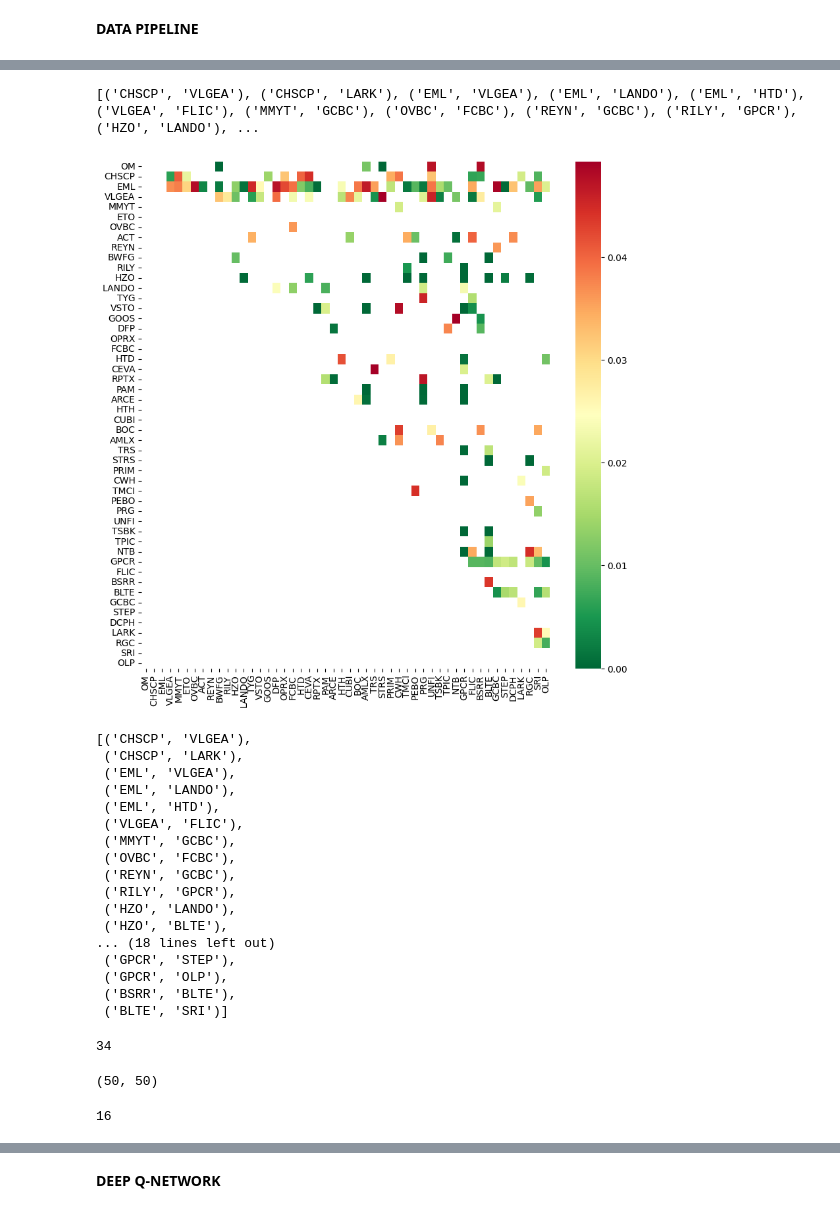
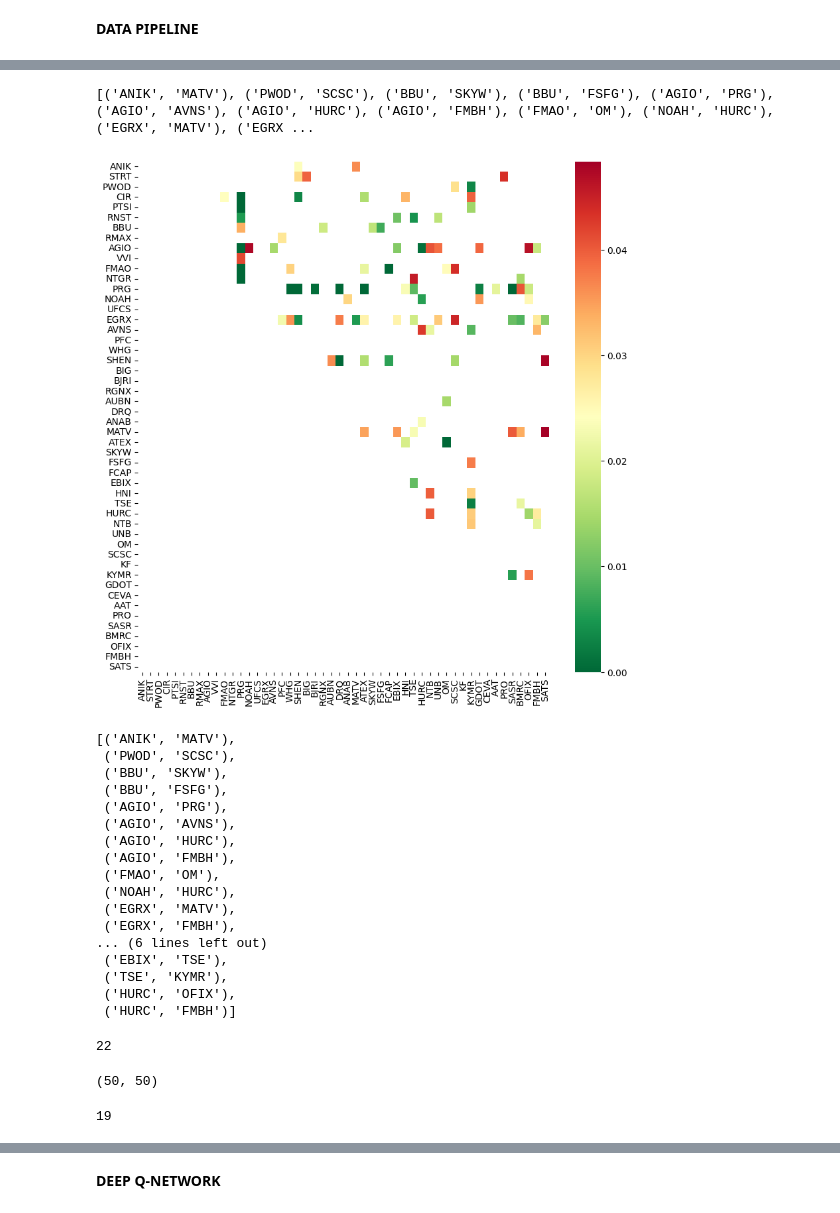
Before and after one commit to waikho/MADS_Capstone, a Jupyter notebook: RL/Pair_Trading_DQN.ipynb, the cells around one changed output, grey strips where cells are left out. Drawn from its saved outputs; the diff is of its cells as text; code cells hidden in the pictures.

```diff
--- a/RL/Pair_Trading_DQN.ipynb
+++ b/RL/Pair_Trading_DQN.ipynb
@@ -88,33 +106,40 @@ cluster 9: 193 stocks
 # %%
 #split train/test data by time: 70/30#
-trainpairs, trainpval, traindf = pipeline.cointHeatmap(dailyDF[good_clusters_dict[9]].loc[:round(len(dailyDF)*0.7)].dropna(axis=1, how='all'))
+#trainpairs, trainpval, traindf = pipeline.cointHeatmap(dailyDF[good_clusters_dict[9]].loc[:round(len(dailyDF)*0.7)].dropna(axis=1, how='all'))
+
+#choose cluster of a reasonable size
+dailyDF_train = dailyDF[good_clusters_dict[3]]
+
+train_startdate = dailyDF_train.index[0]
+train_enddate = train_startdate + pd.DateOffset(years=5)
+trainpairs, trainpval, traindf = pipeline.cointHeatmap(dailyDF_train.loc[train_startdate:train_enddate].dropna(axis=1, how='all'))
 # %% [output]
-[('CHSCP', 'VLGEA'), ('CHSCP', 'LARK'), ('EML', 'VLGEA'), ('EML', 'LANDO'), ('EML', 'HTD'), ('VLGEA', 'FLIC'), ('MMYT', 'GCBC'), ('OVBC', 'FCBC'), ('REYN', 'GCBC'), ('RILY', 'GPCR'), ('HZO', 'LANDO'), ...
+[('ANIK', 'MATV'), ('PWOD', 'SCSC'), ('BBU', 'SKYW'), ('BBU', 'FSFG'), ('AGIO', 'PRG'), ('AGIO', 'AVNS'), ('AGIO', 'HURC'), ('AGIO', 'FMBH'), ('FMAO', 'OM'), ('NOAH', 'HURC'), ('EGRX', 'MATV'), ('EGRX ...
-[figure, old version]
+[figure, new version]
 # %%
 trainpairs
 # %% [output]
-[('CHSCP', 'VLGEA'),
- ('CHSCP', 'LARK'),
- ('EML', 'VLGEA'),
- ('EML', 'LANDO'),
- ('EML', 'HTD'),
- ('VLGEA', 'FLIC'),
- ('MMYT', 'GCBC'),
- ('OVBC', 'FCBC'),
- ('REYN', 'GCBC'),
- ('RILY', 'GPCR'),
- ('HZO', 'LANDO'),
- ('HZO', 'BLTE'),
-... (18 lines left out)
- ('GPCR', 'STEP'),
- ('GPCR', 'OLP'),
- ('BSRR', 'BLTE'),
- ('BLTE', 'SRI')]
+[('ANIK', 'MATV'),
+ ('PWOD', 'SCSC'),
+ ('BBU', 'SKYW'),
+ ('BBU', 'FSFG'),
+ ('AGIO', 'PRG'),
+ ('AGIO', 'AVNS'),
+ ('AGIO', 'HURC'),
+ ('AGIO', 'FMBH'),
+ ('FMAO', 'OM'),
+ ('NOAH', 'HURC'),
+ ('EGRX', 'MATV'),
+ ('EGRX', 'FMBH'),
+... (6 lines left out)
+ ('EBIX', 'TSE'),
+ ('TSE', 'KYMR'),
+ ('HURC', 'OFIX'),
+ ('HURC', 'FMBH')]
 # %%
 len(trainpairs)
 # %% [output]
-34
+22
 # %%
 trainpval.shape
 # %% [output]
@@ -133,7 +158,7 @@ for trainpair in trainpairs:
 # %%
 len(trainenvs)
 # %% [output]
-16
+19
 # %%
 ###val set heatmap###
 #Remember to use the same cluster as train set
```
Also changed, not shown: parts of 15 cells of this notebook, 3 other files.
